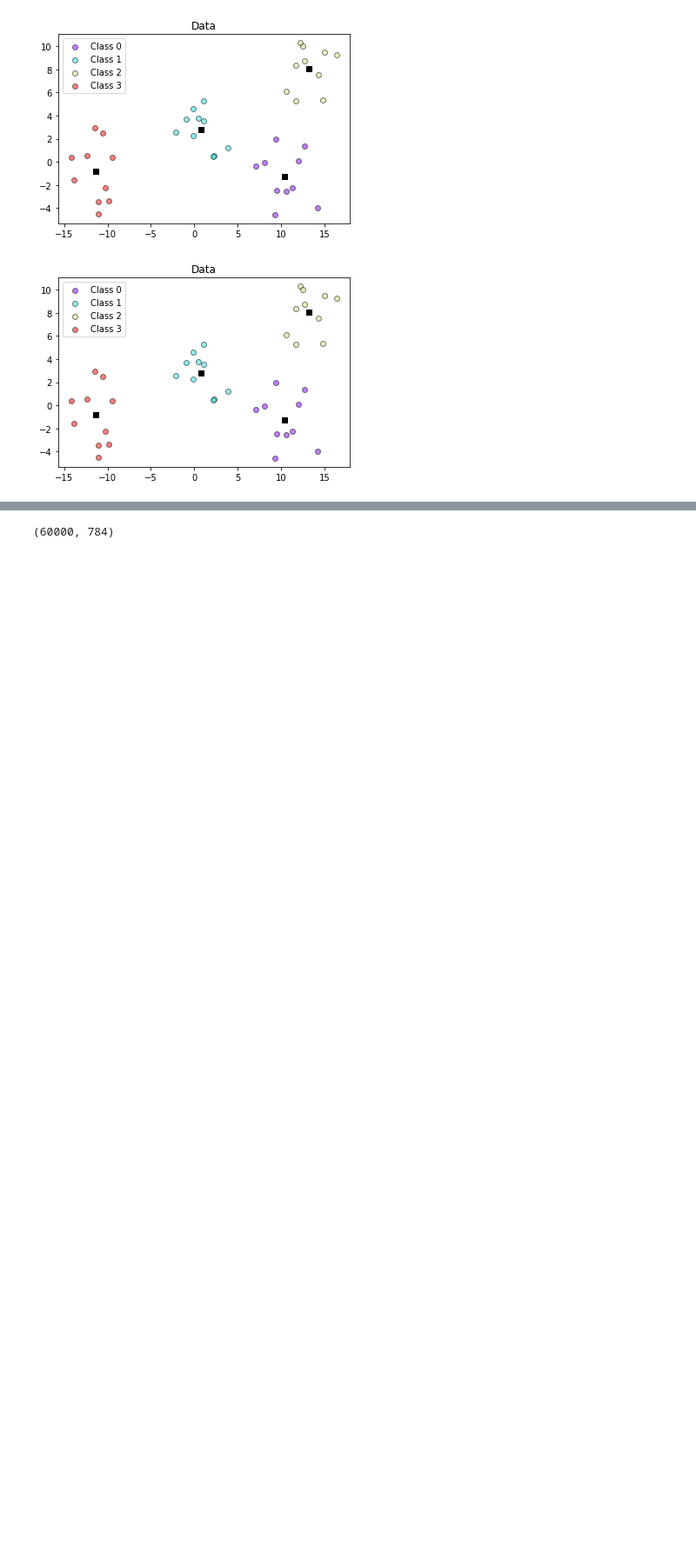
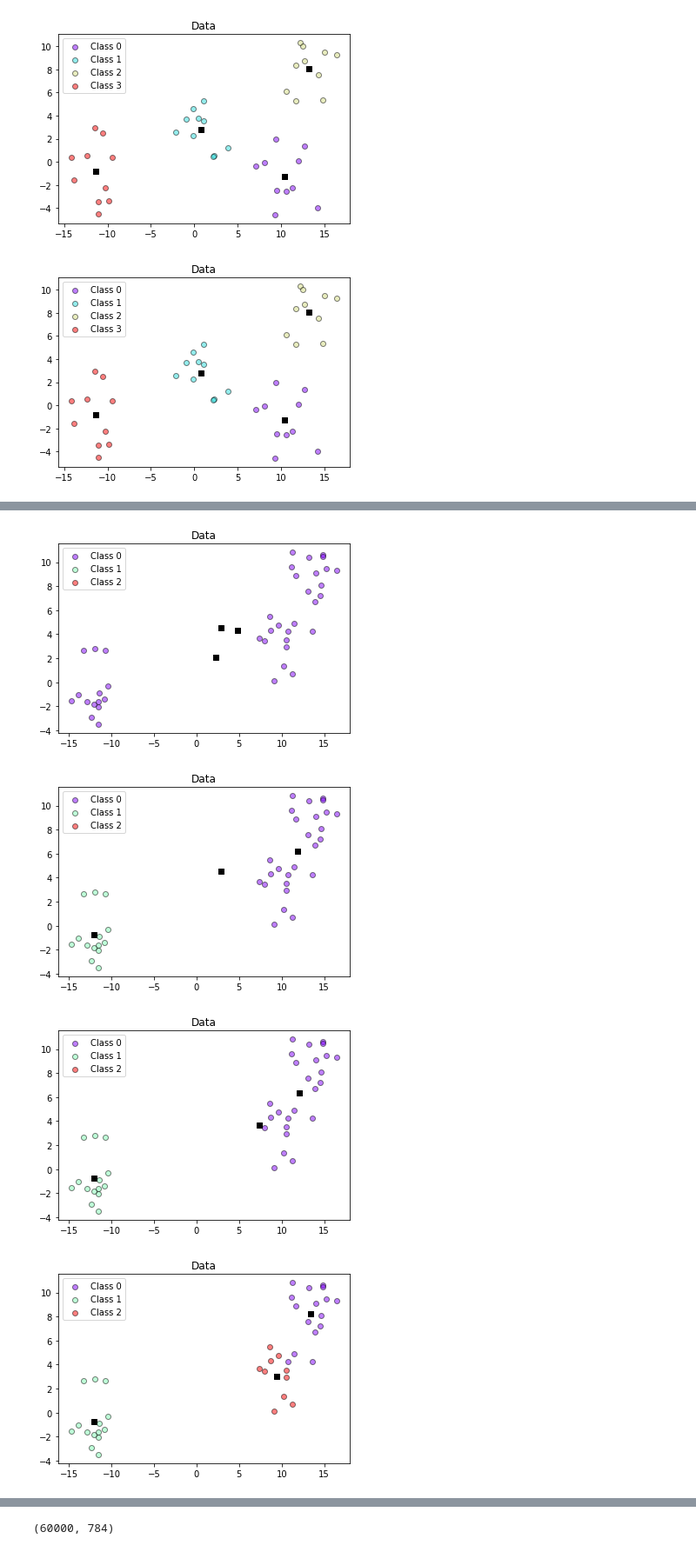
Before and after one commit to kanishk779/SMAI-2, a Jupyter notebook: question1.ipynb, the cells around one changed output, grey strips where cells are left out. Shown: that part at 87% size. Saved outputs shown, nothing was run; the diff lists cells and outputs as text; code cells hidden in the pictures; blank space fills up the shorter version.

```diff
--- a/question1.ipynb
+++ b/question1.ipynb
@@ -199,0 +238,8 @@ class Kmeansplusplus:
+# %%
+km = Kmeans(X, 3, 'Random', 'manhattan', 4)
+km.train()
+# %% [output]
+[figure, added]
+[figure, added]
+[figure, added]
+[figure, added]
```
Also changed, not shown: parts of 9 cells of this notebook.
